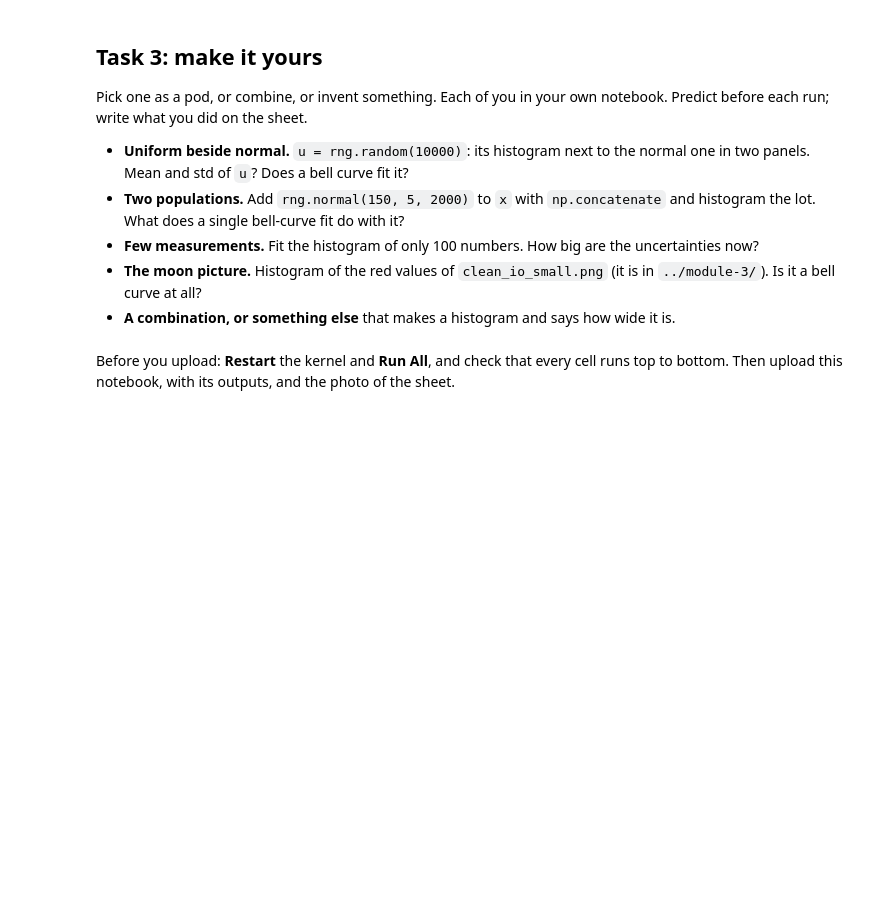
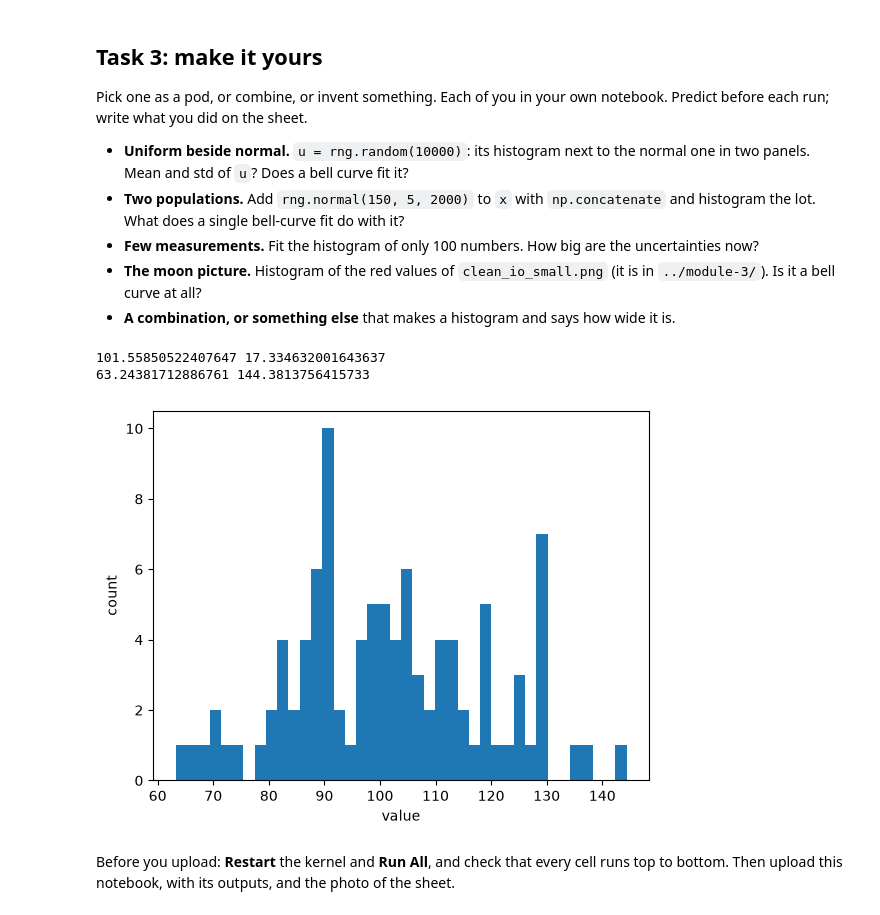
Before and after one commit to rabbittibbar10/astr119-fall2026, a Jupyter notebook: module-4/distributions.ipynb, the cells around one changed output. Drawn from its saved outputs; the diff is of its cells as text; code cells hidden in the pictures; blank space fills up the shorter version.

```diff
--- a/module-4/distributions.ipynb
+++ b/module-4/distributions.ipynb
@@ -131,2 +172,15 @@ Pick one as a pod, or combine, or invent something. Each of you in your own note
+# %%
+# Task 3: your code here
+y = rng.normal(100, 15, 100)
+fig, ax = plt.subplots()
+ax.hist(y, bins=40)
+ax.set_xlabel("value")
+ax.set_ylabel("count")
+print(y.mean(), y.std())
+print(y.min(), y.max())
+# %% [output]
+101.55850522407647 17.334632001643637
+63.24381712886761 144.3813756415733
+[figure, added]
 # %% [markdown]
 Before you upload: **Restart** the kernel and **Run All**, and check that every cell runs top to bottom. Then upload this notebook, with its outputs, and the photo of the sheet.
```
Also changed, not shown: parts of 12 cells of this notebook, 2 other files.
